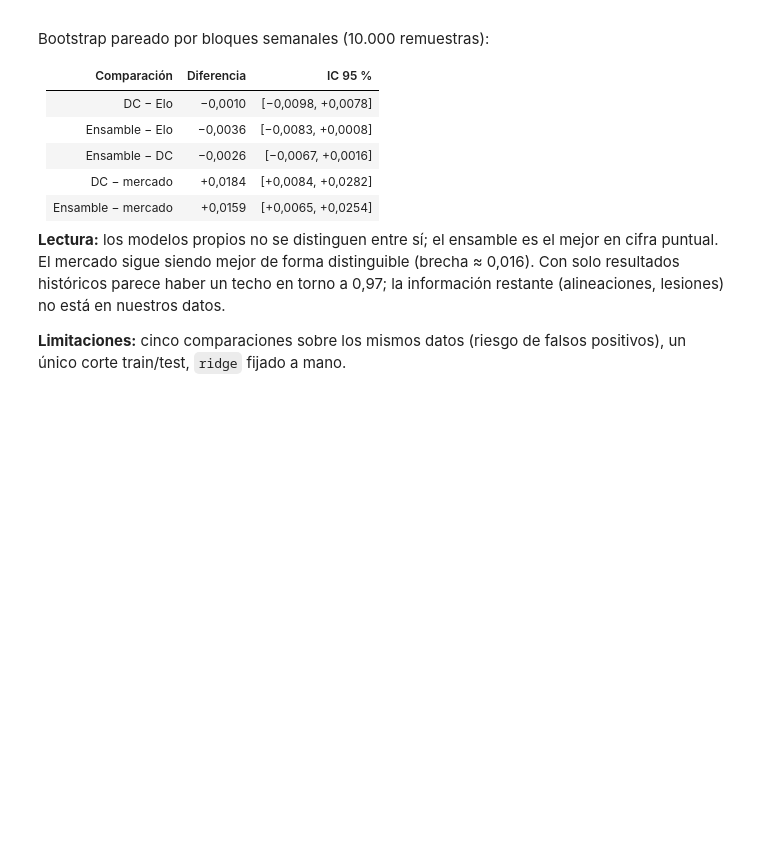
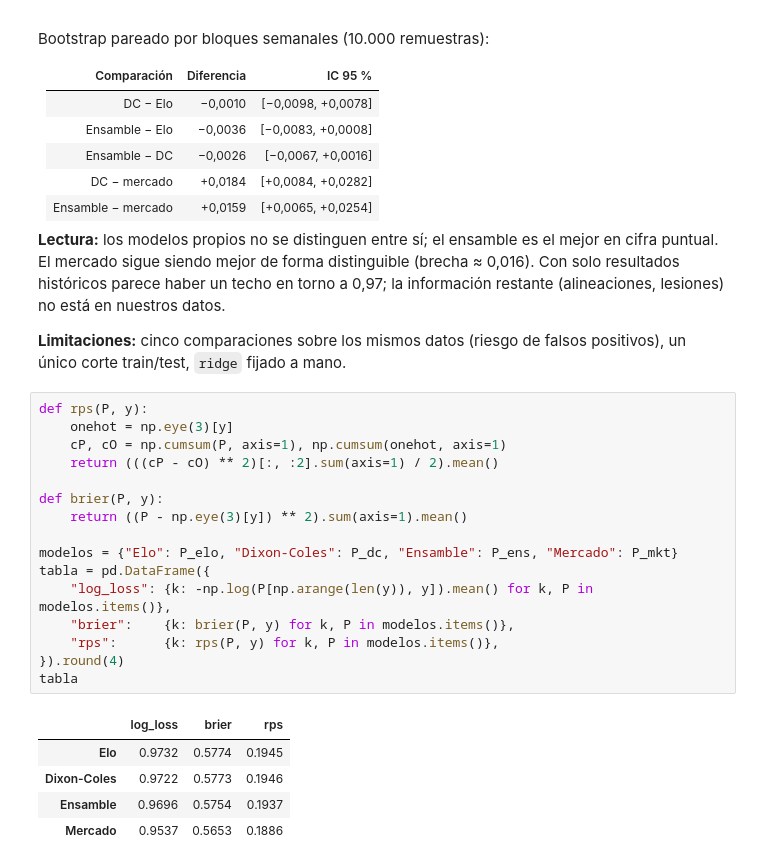
Before and after one commit to eblancod27/betis-predictor, a Jupyter notebook: notebooks/05_dixon_coles.ipynb, the cells around one changed output. Drawn from its saved outputs; the diff is of its cells as text; blank space fills up the shorter version.

Commit message:
Fase 6: evaluación completa con RPS y Brier

```diff
--- a/notebooks/05_dixon_coles.ipynb
+++ b/notebooks/05_dixon_coles.ipynb
@@ -143,3 +144,25 @@ nuestros datos.
 
 **Limitaciones:** cinco comparaciones sobre los mismos datos (riesgo de falsos
 positivos), un único corte train/test, `ridge` fijado a mano.
+# %%
+def rps(P, y):
+    onehot = np.eye(3)[y]
+    cP, cO = np.cumsum(P, axis=1), np.cumsum(onehot, axis=1)
+    return (((cP - cO) ** 2)[:, :2].sum(axis=1) / 2).mean()
+
+def brier(P, y):
+    return ((P - np.eye(3)[y]) ** 2).sum(axis=1).mean()
+
+modelos = {"Elo": P_elo, "Dixon-Coles": P_dc, "Ensamble": P_ens, "Mercado": P_mkt}
+tabla = pd.DataFrame({
+    "log_loss": {k: -np.log(P[np.arange(len(y)), y]).mean() for k, P in modelos.items()},
+    "brier":    {k: brier(P, y) for k, P in modelos.items()},
+    "rps":      {k: rps(P, y) for k, P in modelos.items()},
+}).round(4)
+tabla
+# %% [output]
+|  | log_loss | brier | rps |
+| Elo | 0.9732 | 0.5774 | 0.1945 |
+| Dixon-Coles | 0.9722 | 0.5773 | 0.1946 |
+| Ensamble | 0.9696 | 0.5754 | 0.1937 |
+| Mercado | 0.9537 | 0.5653 | 0.1886 |
```
Also changed, not shown: parts of 4 cells of this notebook.
